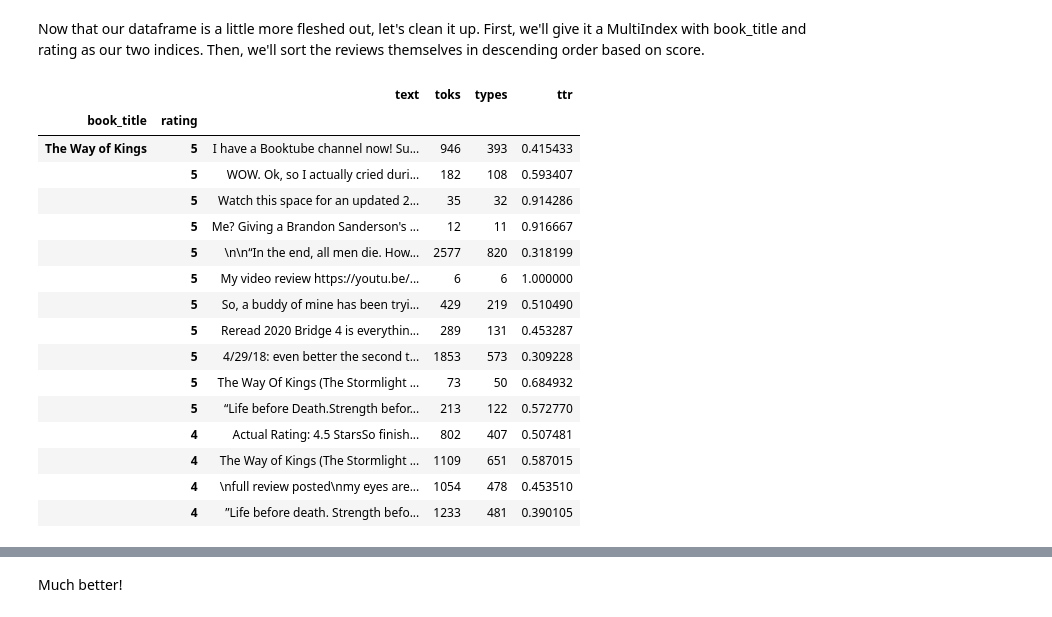
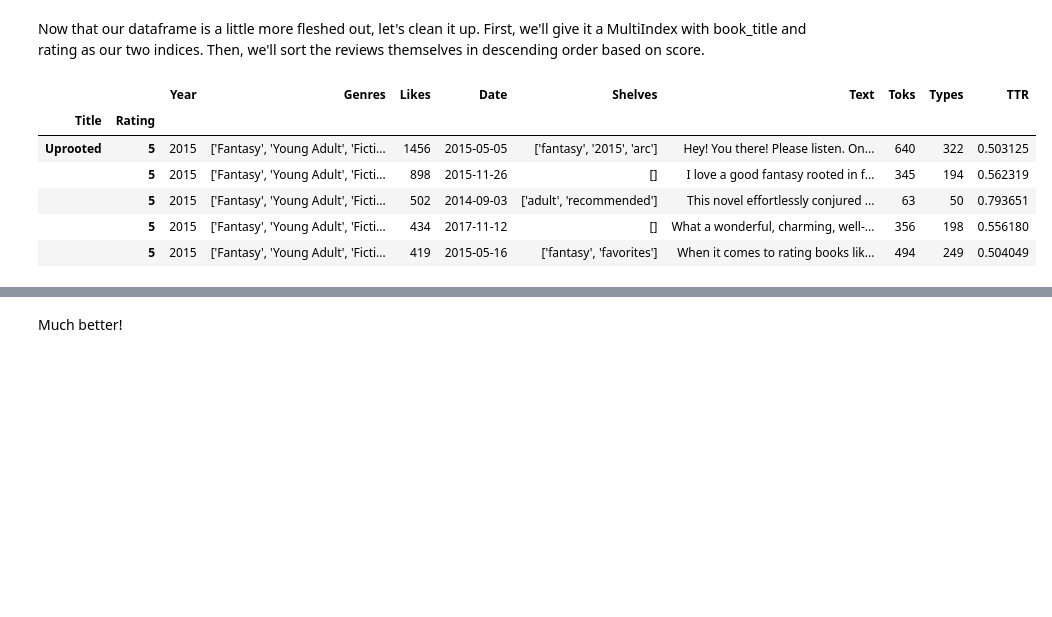
Before and after one commit to MichaelBarmada/Goodreads-Sentiment-Analysis, a Jupyter notebook: analysis.ipynb, the cells around one changed output, grey strips where cells are left out. Saved outputs shown, nothing was run; the diff lists cells and outputs as text; code cells hidden in the pictures; blank space fills up the shorter version.

```diff
--- a/analysis.ipynb
+++ b/analysis.ipynb
@@ -31,9 +52,12 @@ reviews_df.tail()
 # %% [markdown]
 As we can see, the data from book_scraper.py is a little unorganized. We'll have to fix that, but first let's add on to our data...
 # %%
-reviews_df['toks'] = reviews_df['text'].map(lambda t: len(nltk.word_tokenize(t))) # Adds token column for each review
-reviews_df['types'] = reviews_df['text'].map(lambda t: len(set(nltk.word_tokenize(t)))) # Adds type column
-reviews_df['ttr'] = reviews_df.types/reviews_df.toks # Calculates ttr for each review
+reviews_df['Toks'] = reviews_df['Text'].map(lambda t: len(nltk.word_tokenize(t))) # Adds token column for each review
+reviews_df['Types'] = reviews_df['Text'].map(lambda t: len(set(nltk.word_tokenize(t)))) # Adds type column
+reviews_df['TTR'] = reviews_df.Types/reviews_df.Toks # Calculates ttr for each review
+# %%
+reviews_df.Date = pd.to_datetime(reviews_df.Date).dt.date # Convert Date values to datetime objects
+reviews_df.Likes = reviews_df.Likes.map(lambda l: int(l.split()[0])) # Convert Likes from str to int
 # %%
 reviews_df.head()
 # %% [output]
@@ -46,28 +70,16 @@ reviews_df.head()
 # %% [markdown]
 Now that our dataframe is a little more fleshed out, let's clean it up. First, we'll give it a MultiIndex with book_title and rating as our two indices. Then, we'll sort the reviews themselves in descending order based on score.
 # %%
-reviews_df.set_index(["book_title", "rating"], inplace = True)
-reviews_df.sort_values(['book_title','rating'], ascending = False, inplace = True)
+reviews_df.set_index(["Title", "Rating"], inplace = True)
+reviews_df.sort_values(['Title','Rating'], ascending = False, inplace = True)
-# %%
-reviews_df.sort_values(['book_title','rating'], ascending = False, inplace = True)
 # %%
-reviews_df.head(15)
-reviews_df.tail(15)
+reviews_df.head()
+reviews_df.sample(15)
 # %% [output]
-|  |  | text | toks | types | ttr |
-| book_title | rating |  |  |  |  |
-| The Way of Kings | 5 | I have a Booktube channel now! Su... | 946 | 393 | 0.415433 |
-|  | 5 | WOW. Ok, so I actually cried duri... | 182 | 108 | 0.593407 |
-|  | 5 | Watch this space for an updated 2... | 35 | 32 | 0.914286 |
-|  | 5 | Me? Giving a Brandon Sanderson's ... | 12 | 11 | 0.916667 |
-|  | 5 | \n\n“In the end, all men die. How... | 2577 | 820 | 0.318199 |
-|  | 5 | My video review https://youtu.be/... | 6 | 6 | 1.000000 |
-|  | 5 | So, a buddy of mine has been tryi... | 429 | 219 | 0.510490 |
-|  | 5 | Reread 2020 Bridge 4 is everythin... | 289 | 131 | 0.453287 |
-|  | 5 | 4/29/18: even better the second t... | 1853 | 573 | 0.309228 |
-|  | 5 | The Way Of Kings (The Stormlight ... | 73 | 50 | 0.684932 |
-|  | 5 | “Life before Death.Strength befor... | 213 | 122 | 0.572770 |
-|  | 4 | Actual Rating: 4.5 StarsSo finish... | 802 | 407 | 0.507481 |
-|  | 4 | The Way of Kings (The Stormlight ... | 1109 | 651 | 0.587015 |
-|  | 4 | \nfull review posted\nmy eyes are... | 1054 | 478 | 0.453510 |
-|  | 4 | ”Life before death. Strength befo... | 1233 | 481 | 0.390105 |
+|  |  | Year | Genres | Likes | Date | Shelves | Text | Toks | Types | TTR |
+| Title | Rating |  |  |  |  |  |  |  |  |  |
+| Uprooted | 5 | 2015 | ['Fantasy', 'Young Adult', 'Ficti... | 1456 | 2015-05-05 | ['fantasy', '2015', 'arc'] | Hey! You there! Please listen. On... | 640 | 322 | 0.503125 |
+|  | 5 | 2015 | ['Fantasy', 'Young Adult', 'Ficti... | 898 | 2015-11-26 | [] | I love a good fantasy rooted in f... | 345 | 194 | 0.562319 |
+|  | 5 | 2015 | ['Fantasy', 'Young Adult', 'Ficti... | 502 | 2014-09-03 | ['adult', 'recommended'] | This novel effortlessly conjured ... | 63 | 50 | 0.793651 |
+|  | 5 | 2015 | ['Fantasy', 'Young Adult', 'Ficti... | 434 | 2017-11-12 | [] | What a wonderful, charming, well-... | 356 | 198 | 0.556180 |
+|  | 5 | 2015 | ['Fantasy', 'Young Adult', 'Ficti... | 419 | 2015-05-16 | ['fantasy', 'favorites'] | When it comes to rating books lik... | 494 | 249 | 0.504049 |
```
Also changed, not shown: parts of 6 cells of this notebook.
